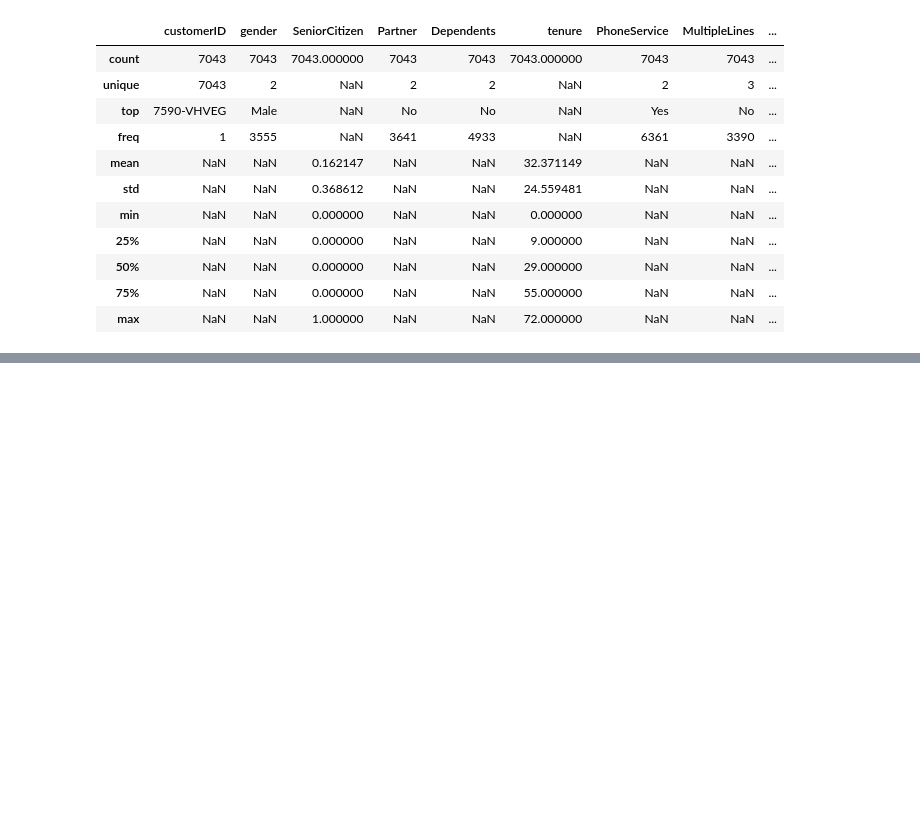
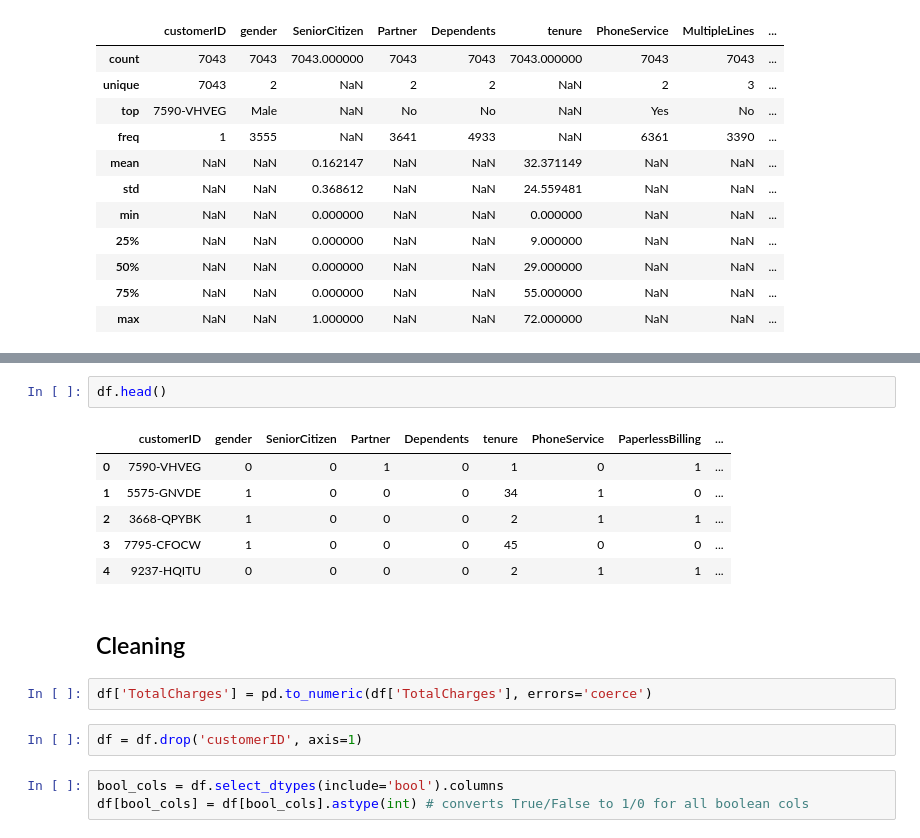
Before and after one commit to JayRathod341997/telco-customer-churn, a Jupyter notebook: notebooks/EDA.ipynb, the cells around one changed output, grey strips where cells are left out. Saved outputs shown, nothing was run; the diff lists cells and outputs as text; blank space fills up the shorter version.

```diff
--- a/notebooks/EDA.ipynb
+++ b/notebooks/EDA.ipynb
@@ -79,0 +92,18 @@ df.describe(include='all')
+# %%
+df.head()
+# %% [output]
+|  | customerID | gender | SeniorCitizen | Partner | Dependents | tenure | PhoneService | PaperlessBilling | ... |
+| 0 | 7590-VHVEG | 0 | 0 | 1 | 0 | 1 | 0 | 1 | ... |
+| 1 | 5575-GNVDE | 1 | 0 | 0 | 0 | 34 | 1 | 0 | ... |
+| 2 | 3668-QPYBK | 1 | 0 | 0 | 0 | 2 | 1 | 1 | ... |
+| 3 | 7795-CFOCW | 1 | 0 | 0 | 0 | 45 | 0 | 0 | ... |
+| 4 | 9237-HQITU | 0 | 0 | 0 | 0 | 2 | 1 | 1 | ... |
+# %% [markdown]
+## Cleaning
+# %%
+df['TotalCharges'] = pd.to_numeric(df['TotalCharges'], errors='coerce')
+# %%
+df = df.drop('customerID', axis=1)
+# %%
+bool_cols = df.select_dtypes(include='bool').columns
+df[bool_cols] = df[bool_cols].astype(int) # converts True/False to 1/0 for all boolean cols
```
Also changed, not shown: parts of 41 cells of this notebook, 1 other file.
